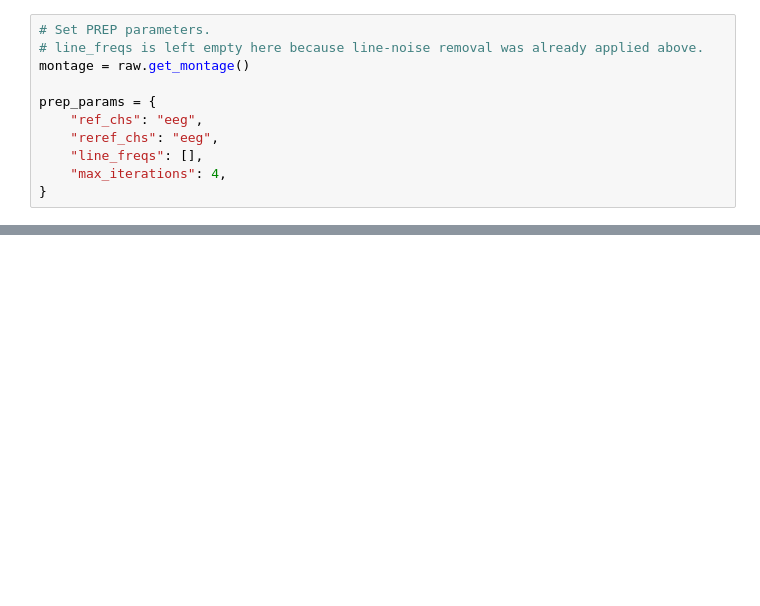
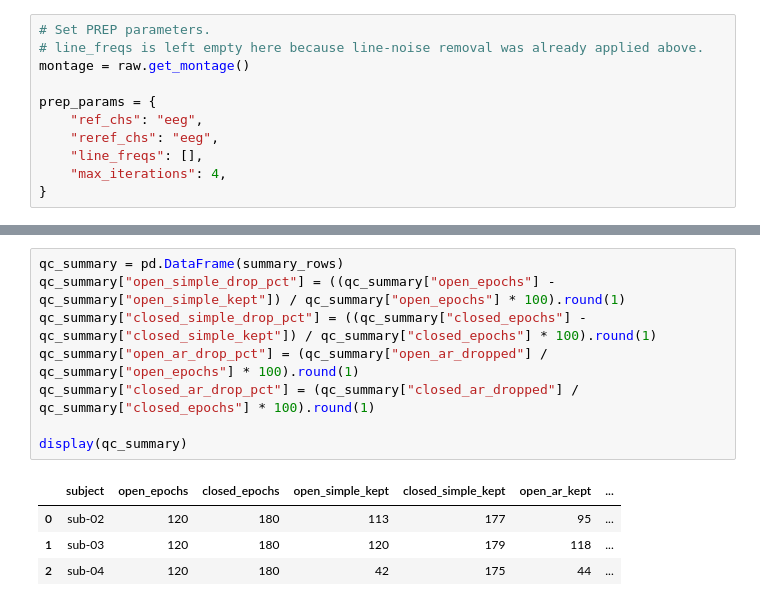
Before and after one commit to nmarryatt/neurogenetics-ml, a Jupyter notebook: notebooks/02_Preprocessing.ipynb, the cells around one changed output, grey strips where cells are left out. Drawn from its saved outputs; the diff is of its cells as text; blank space fills up the shorter version.

```diff
--- a/notebooks/02_Preprocessing.ipynb
+++ b/notebooks/02_Preprocessing.ipynb
@@ -443,0 +601,13 @@ Averaging across epochs before plotting...
+# %%
+qc_summary = pd.DataFrame(summary_rows)
+qc_summary["open_simple_drop_pct"] = ((qc_summary["open_epochs"] - qc_summary["open_simple_kept"]) / qc_summary["open_epochs"] * 100).round(1)
+qc_summary["closed_simple_drop_pct"] = ((qc_summary["closed_epochs"] - qc_summary["closed_simple_kept"]) / qc_summary["closed_epochs"] * 100).round(1)
+qc_summary["open_ar_drop_pct"] = (qc_summary["open_ar_dropped"] / qc_summary["open_epochs"] * 100).round(1)
+qc_summary["closed_ar_drop_pct"] = (qc_summary["closed_ar_dropped"] / qc_summary["closed_epochs"] * 100).round(1)
+
+display(qc_summary)
+# %% [output]
+|  | subject | open_epochs | closed_epochs | open_simple_kept | closed_simple_kept | open_ar_kept | ... |
+| 0 | sub-02 | 120 | 180 | 113 | 177 | 95 | ... |
+| 1 | sub-03 | 120 | 180 | 120 | 179 | 118 | ... |
+| 2 | sub-04 | 120 | 180 | 42 | 175 | 44 | ... |
```
Also changed, not shown: parts of 21 cells of this notebook, 1 other file.
